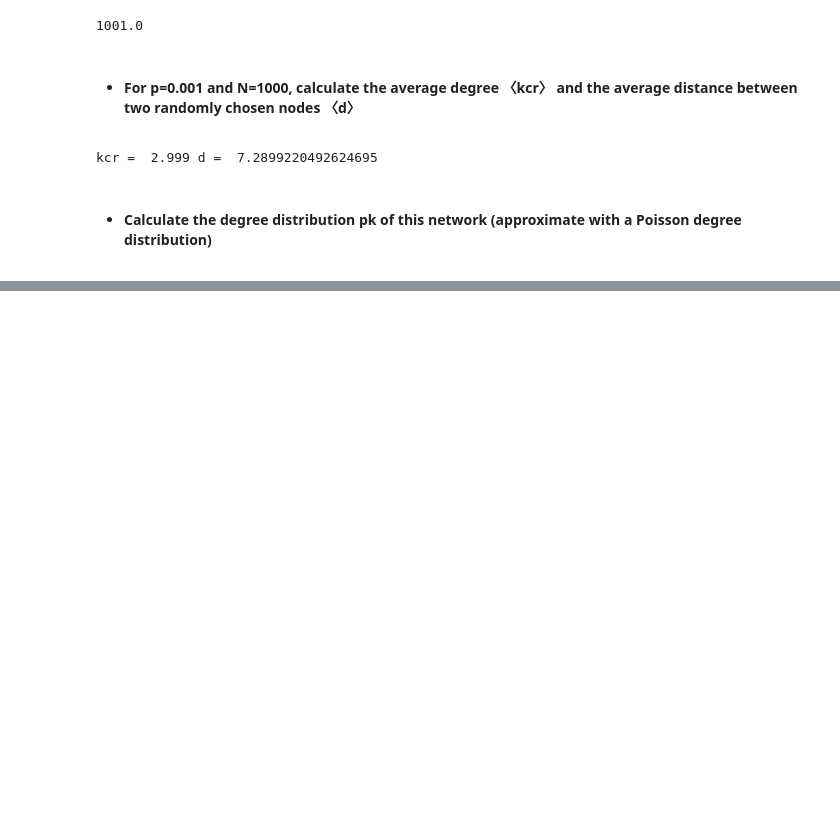
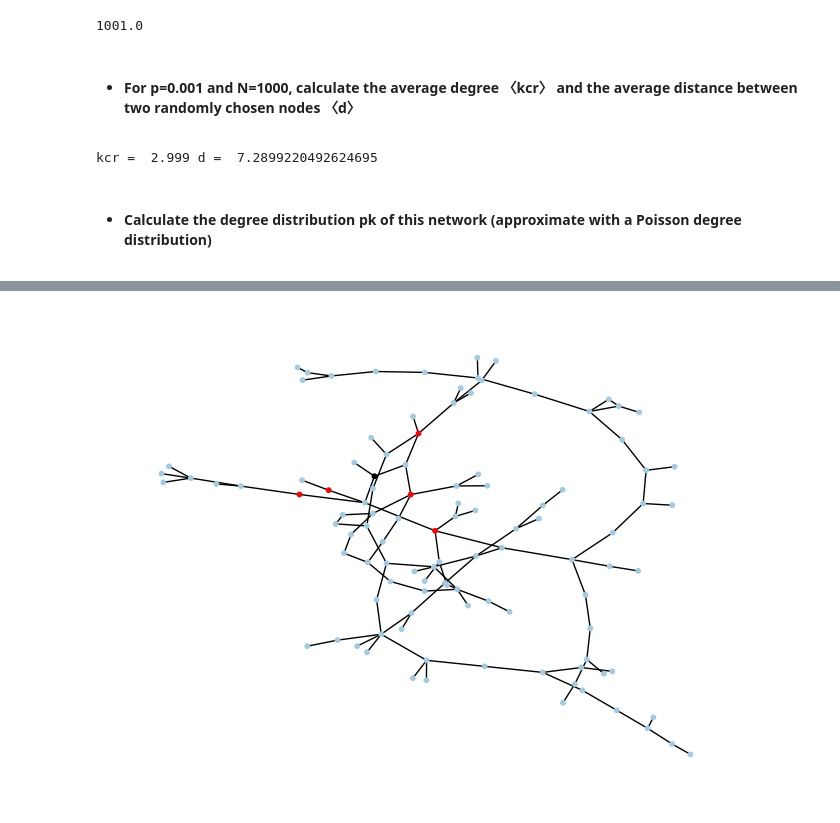
Before and after one commit to leonardamsler/socialgraphs2023, a Jupyter notebook: personal_notebooks/week2.ipynb, the cells around one changed output, grey strips where cells are left out. Cells and saved outputs as stored; diff of their text form; code cells hidden in the pictures; blank space fills up the shorter version.

```diff
--- a/personal_notebooks/week2.ipynb
+++ b/personal_notebooks/week2.ipynb
@@ -316,0 +339,25 @@ TypeError: 'numpy.float64' object cannot be interpreted as an integer
+# %%
+# Get the list of nodes
+random_node = 6
+
+# Find all nodes that are at distance 2 from the chosen node
+
+nodes_at_distance_2 = nx.single_source_shortest_path_length(G0, random_node, 2)
+
+# keep only the nodes at distance 2
+nodes_at_distance_2 = [node for node in nodes_at_distance_2 if nx.shortest_path_length(G0, random_node, node) == 2]
+
+# Plot the GCC with the following choice of colors. Starting node _black_ (`"#000000"`). The nodes 2 steps away _red_ (`"#ff0000"`). All other nodes _blue_ (`"#A0CBE2"`). Again, I suggest using `networkx.draw()` and reading [the documentation](https://networkx.github.io/documentation/stable/reference/drawing.html) carefully find out how to color individual nodes.
+
+color_map = []
+for node in G0:
+    if node in nodes_at_distance_2:
+        color_map.append("#ff0000")
+    elif node == random_node:
+        color_map.append("#000000")
+    else:
+        color_map.append("#A0CBE2")
+
+nx.draw(G0, node_color=color_map, node_size=10)
+# %% [output]
+[figure, added]
```
Also changed, not shown: parts of 10 cells of this notebook.
